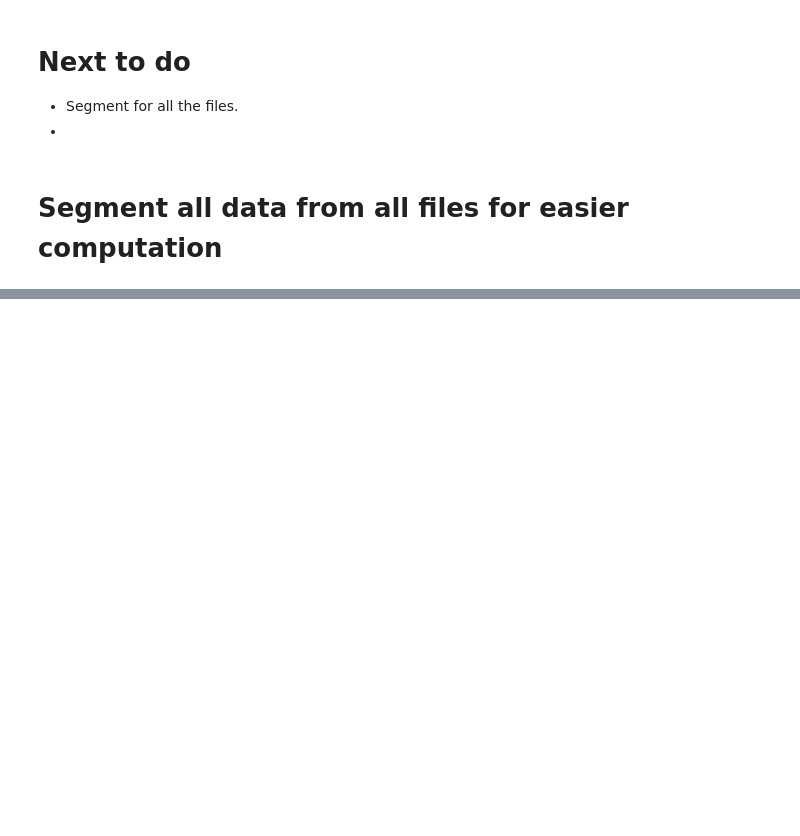
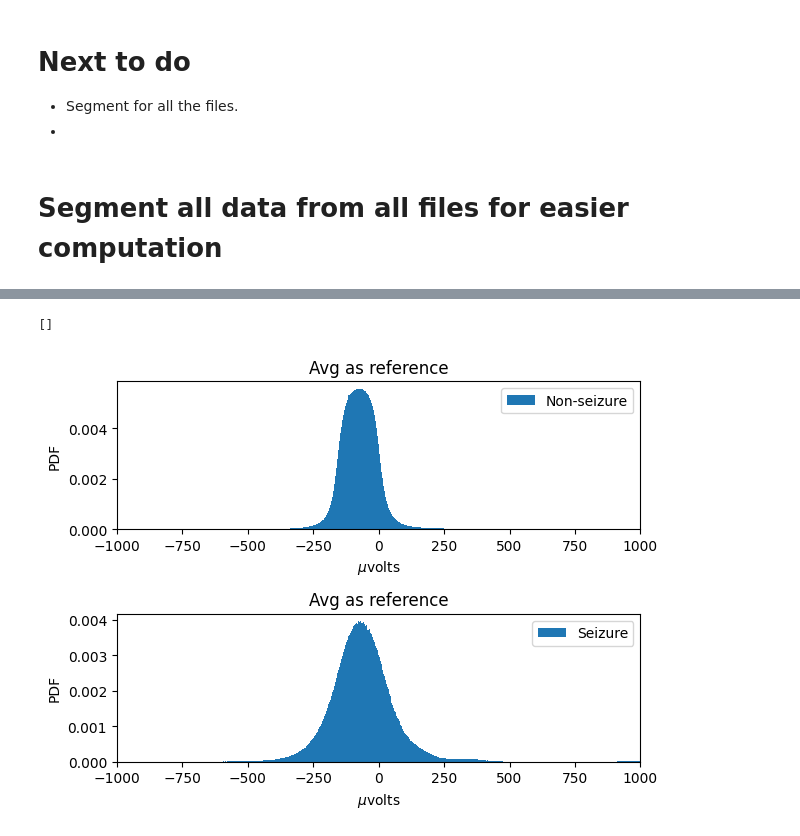
Before and after one commit to imraunav/Estimation-and-Detection, a Jupyter notebook: data_processing.ipynb, the cells around one changed output, grey strips where cells are left out. Drawn from its saved outputs; the diff is of its cells as text; code cells hidden in the pictures; blank space fills up the shorter version.

```diff
--- a/data_processing.ipynb
+++ b/data_processing.ipynb
@@ -153,0 +213,24 @@ AttributeError: 'NoneType' object has no attribute 'plot'
+# %%
+seizure_data_avg = pd.read_csv("seizure_data_avg.csv", header=None)
+non_seizure_data_avg = pd.read_csv("non_seizure_data_avg.csv", header=None)
+# %%
+plt.subplot(2,1,1)
+plt.hist(non_seizure_data_avg, bins='auto', label="Non-seizure", density=True)
+plt.xlim([-1000, 1000])
+plt.legend()
+plt.title("Avg as reference")
+plt.xlabel("$\mu$volts")
+plt.ylabel("PDF")
+
+plt.subplot(2,1,2)
+plt.hist(seizure_data_avg, bins='auto', label="Seizure", density=True)
+plt.xlim([-1000, 1000])
+plt.legend()
+plt.title("Avg as reference")
+plt.xlabel("$\mu$volts")
+plt.ylabel("PDF")
+plt.tight_layout()
+plt.plot()
+# %% [output]
+[]
+[figure, added]
```
Also changed, not shown: parts of 17 cells of this notebook, 4 other files.
